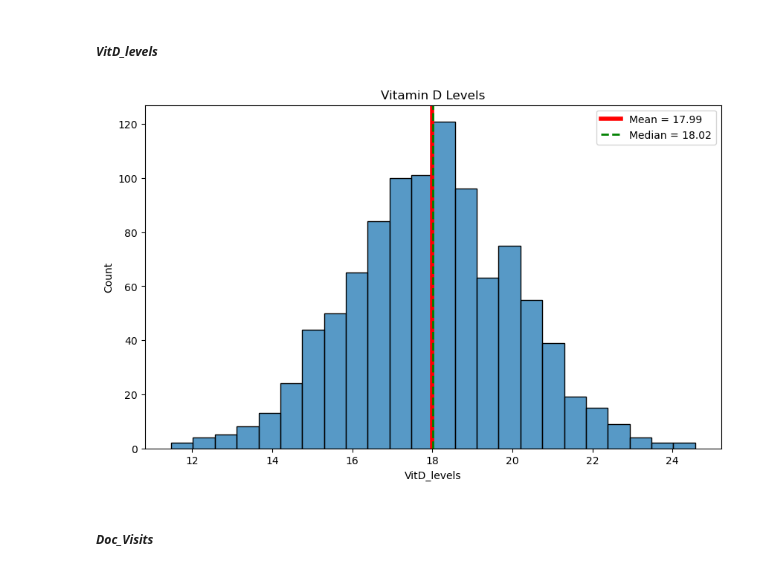
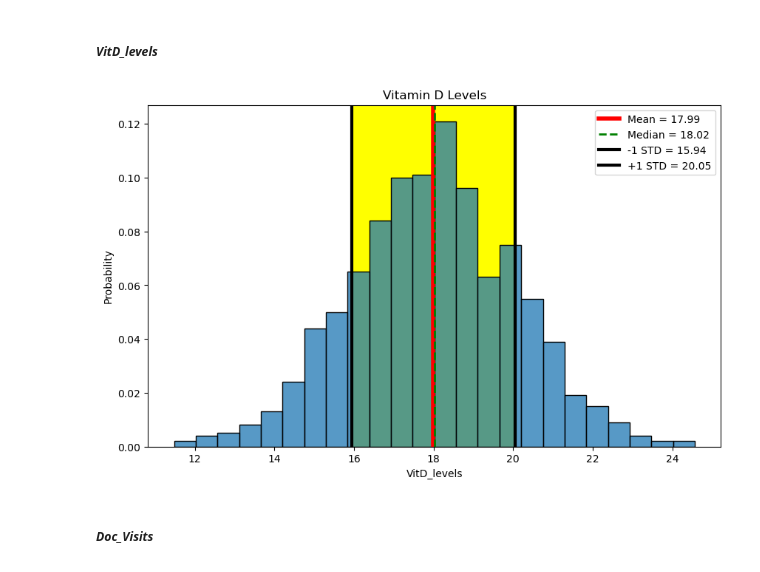
Before and after one commit to john-a-dixon/describing-distributions, a Jupyter notebook: desc-dist.ipynb, the cells around one changed output. Cells and saved outputs as stored; diff of their text form; code cells hidden in the pictures.

Commit message:
Finished the first plot.

```diff
--- a/desc-dist.ipynb
+++ b/desc-dist.ipynb
@@ -41,24 +41,33 @@ median_1 = df["VitD_levels"].median()
 # Get the target column's +1 STD
 std_plus_one_1 = mean_1 + df["VitD_levels"].std()
 # Get the target column's -1 STD
-std_minus_one_1 = mean_1 + df["VitD_levels"].std()
+std_minus_one_1 = mean_1 - df["VitD_levels"].std()
 # %%
 # Define figure and axes
 fig, ax = plt.subplots(figsize=(10, 6))
-sns.histplot(data=df, x="VitD_levels")
+sns.histplot(data=df, x="VitD_levels", stat="probability")
 ax.set_title("Vitamin D Levels")
 ax.axvline(mean_1,
            color="red",
            label=f"Mean = {round(mean_1, 2)}",
            linewidth=4)
 ax.axvline(median_1,
            color="green",
            label=f"Median = {round(median_1, 2)}",
            linewidth=2,
            ls="--")
+ax.axvline(std_minus_one_1,
+           color="black",
+           label=f"-1 STD = {round(std_minus_one_1, 2)}",
+           linewidth=3)
+ax.axvline(std_plus_one_1,
+           color="black",
+           label=f"+1 STD = {round(std_plus_one_1, 2)}",
+           linewidth=3)
+ax.axvspan(std_minus_one_1, std_plus_one_1, color="yellow", zorder=0)
 ax.legend();
 # %% [output]
-[figure, old version]
+[figure, new version]
 # %% [markdown]
 ##### **_Doc_Visits_**
 # %%
```
